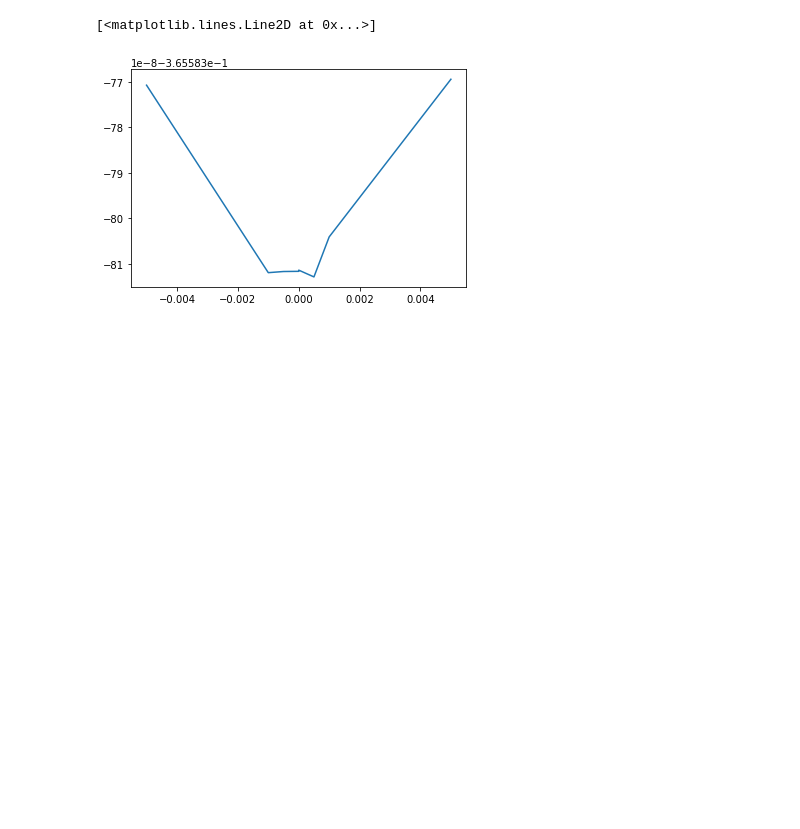
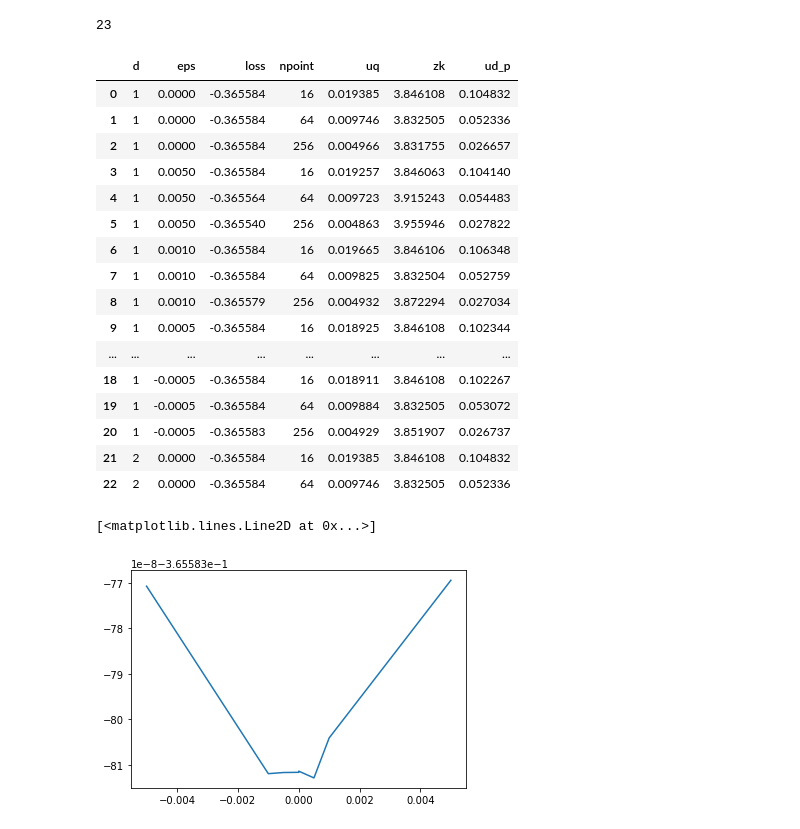
Before and after one commit to mrachh/hot-spots, a Jupyter notebook: worker16_summary/Untitled.ipynb, the cells around one changed output. Saved outputs shown, nothing was run; the diff lists cells and outputs as text; code cells hidden in the pictures; blank space fills up the shorter version.

```diff
--- a/worker16_summary/Untitled.ipynb
+++ b/worker16_summary/Untitled.ipynb
@@ -18,17 +38,52 @@ max_len = d.shape[0]
 
 uq = [float(text[i+2]) for i,t in enumerate(text) if t == 'u_q =']
 uq = uq[:max_len]
+
+ud_p = [float(text[i+2]) for i,t in enumerate(text) if t == 'ud_p =']
+ud_p = ud_p[:max_len]
+
+zk = [float(text[i+2]) for i,t in enumerate(text) if t == 'zk =']
+zk = zk[:max_len]
 # %%
 dat_dict = {
     'd':d,
     'eps':eps,
     'loss':loss,
     'npoint':npoint,
-    'uq':uq
+    'uq':uq,
+    'zk':zk,
+    'ud_p':ud_p
 }
+
+# trim to equal length
+min_len = min([len(dat_dict[k]) for k in dat_dict])
+print(min_len)
+for k in dat_dict:
+    dat_dict[k] = dat_dict[k][:min_len]
+# %% [output]
+23
 # %%
 data = pd.DataFrame(dat_dict)
-data = data[data.d==1]
+# %%
+data
+# %% [output]
+|  | d | eps | loss | npoint | uq | zk | ud_p |
+| 0 | 1 | 0.0000 | -0.365584 | 16 | 0.019385 | 3.846108 | 0.104832 |
+| 1 | 1 | 0.0000 | -0.365584 | 64 | 0.009746 | 3.832505 | 0.052336 |
+| 2 | 1 | 0.0000 | -0.365584 | 256 | 0.004966 | 3.831755 | 0.026657 |
+| 3 | 1 | 0.0050 | -0.365584 | 16 | 0.019257 | 3.846063 | 0.104140 |
+| 4 | 1 | 0.0050 | -0.365564 | 64 | 0.009723 | 3.915243 | 0.054483 |
+| 5 | 1 | 0.0050 | -0.365540 | 256 | 0.004863 | 3.955946 | 0.027822 |
+| 6 | 1 | 0.0010 | -0.365584 | 16 | 0.019665 | 3.846106 | 0.106348 |
+| 7 | 1 | 0.0010 | -0.365584 | 64 | 0.009825 | 3.832504 | 0.052759 |
+| 8 | 1 | 0.0010 | -0.365579 | 256 | 0.004932 | 3.872294 | 0.027034 |
+| 9 | 1 | 0.0005 | -0.365584 | 16 | 0.018925 | 3.846108 | 0.102344 |
+| ... | ... | ... | ... | ... | ... | ... | ... |
+| 18 | 1 | -0.0005 | -0.365584 | 16 | 0.018911 | 3.846108 | 0.102267 |
+| 19 | 1 | -0.0005 | -0.365584 | 64 | 0.009884 | 3.832505 | 0.053072 |
+| 20 | 1 | -0.0005 | -0.365583 | 256 | 0.004929 | 3.851907 | 0.026737 |
+| 21 | 2 | 0.0000 | -0.365584 | 16 | 0.019385 | 3.846108 | 0.104832 |
+| 22 | 2 | 0.0000 | -0.365584 | 64 | 0.009746 | 3.832505 | 0.052336 |
 # %%
 y = np.array(data[data['npoint'] == 16].sort_values('eps')['loss'])
 x = np.array(data[data['npoint'] == 16].sort_values('eps')['eps'])
```
Also changed, not shown: parts of 1 cell of this notebook, 5 other files.
